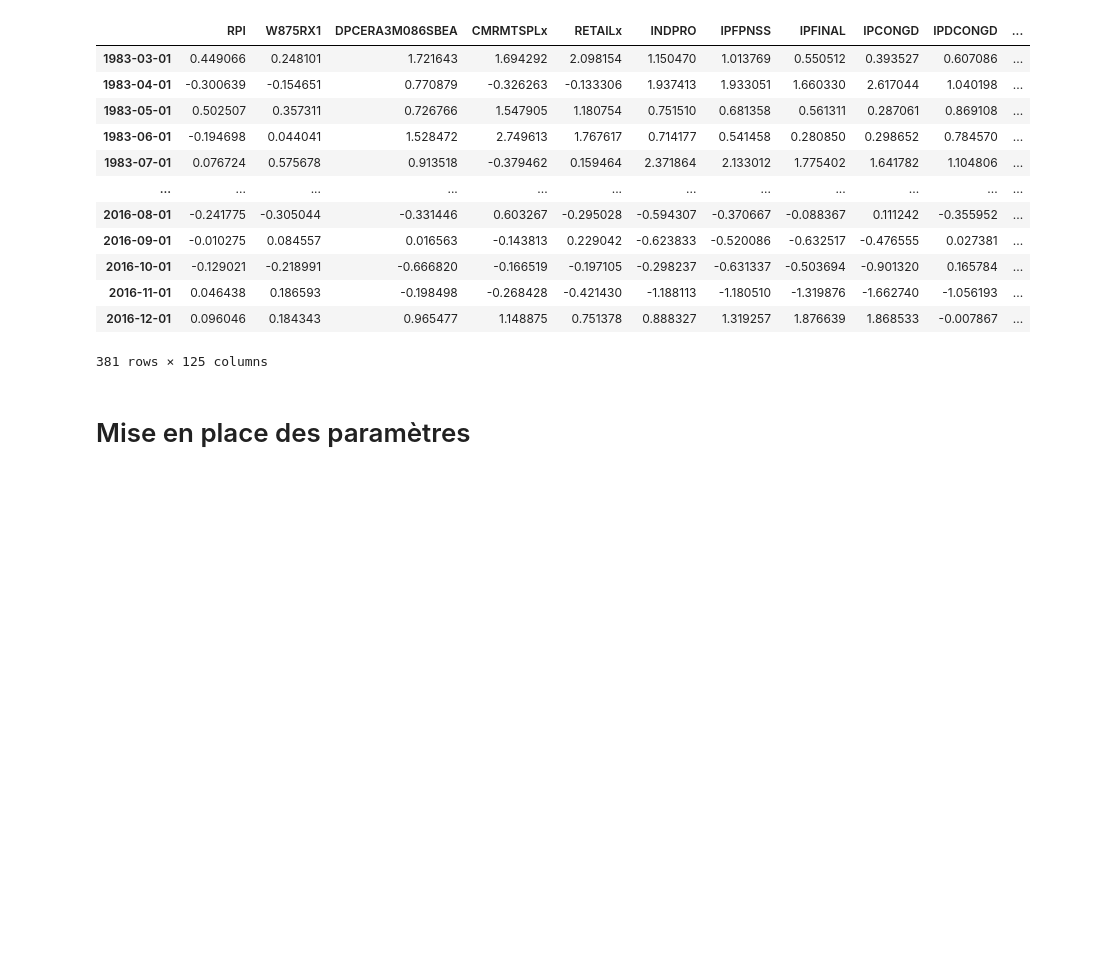
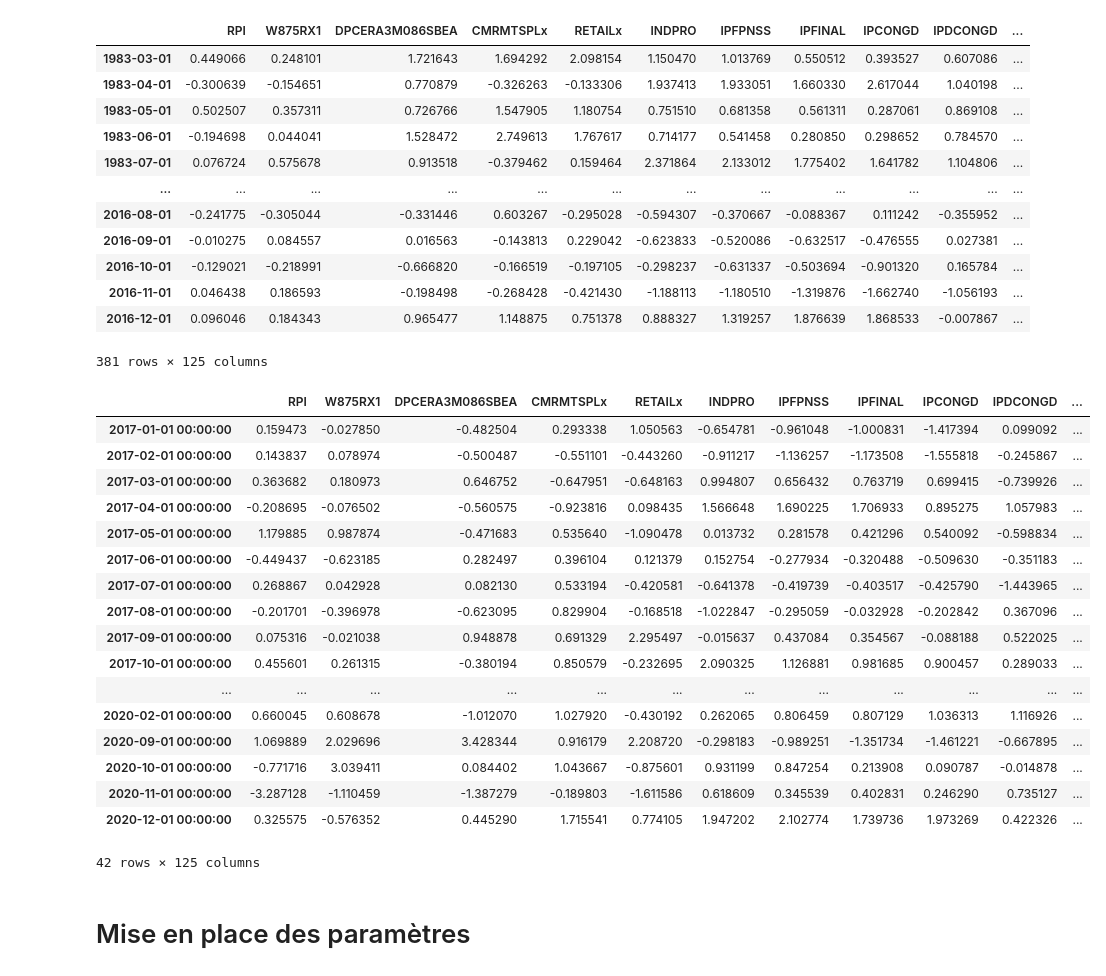
Before and after one commit to Jbdelrio/GestionQuant2DFM, a Jupyter notebook: main.ipynb, the cells around one changed output. Saved outputs shown, nothing was run; the diff lists cells and outputs as text; code cells hidden in the pictures; blank space fills up the shorter version.

```diff
--- a/main.ipynb
+++ b/main.ipynb
@@ -72,8 +75,10 @@ estimation_sample = mapping.loc[(mapping.index >= pd.to_datetime('1983-01-01'))
 # Sélection de la période de prévision
 forecast_sample = mapping.loc[mapping.index >= pd.to_datetime('2017-01-01')]
 # %%
-# Standardisation des données d'estimation
+# Standardisation des données d'estimation en échantillon
 estimation_sample_std = (estimation_sample - estimation_sample.mean(axis=0)) / estimation_sample.std(axis=0)
+# Standardisation des données d'estimation hors échantillon
+forecast_sample_std = (forecast_sample - forecast_sample.mean(axis=0)) / forecast_sample.std(axis=0)
 # %%
 estimation_sample_std
 # %% [output]
@@ -90,5 +95,26 @@ estimation_sample_std
 | 2016-11-01 | 0.046438 | 0.186593 | -0.198498 | -0.268428 | -0.421430 | -1.188113 | -1.180510 | -1.319876 | -1.662740 | -1.056193 | ... |
 | 2016-12-01 | 0.096046 | 0.184343 | 0.965477 | 1.148875 | 0.751378 | 0.888327 | 1.319257 | 1.876639 | 1.868533 | -0.007867 | ... |
 381 rows × 125 columns
+# %%
+forecast_sample_std
+# %% [output]
+|  | RPI | W875RX1 | DPCERA3M086SBEA | CMRMTSPLx | RETAILx | INDPRO | IPFPNSS | IPFINAL | IPCONGD | IPDCONGD | ... |
+| 2017-01-01 00:00:00 | 0.159473 | -0.027850 | -0.482504 | 0.293338 | 1.050563 | -0.654781 | -0.961048 | -1.000831 | -1.417394 | 0.099092 | ... |
+| 2017-02-01 00:00:00 | 0.143837 | 0.078974 | -0.500487 | -0.551101 | -0.443260 | -0.911217 | -1.136257 | -1.173508 | -1.555818 | -0.245867 | ... |
+| 2017-03-01 00:00:00 | 0.363682 | 0.180973 | 0.646752 | -0.647951 | -0.648163 | 0.994807 | 0.656432 | 0.763719 | 0.699415 | -0.739926 | ... |
+| 2017-04-01 00:00:00 | -0.208695 | -0.076502 | -0.560575 | -0.923816 | 0.098435 | 1.566648 | 1.690225 | 1.706933 | 0.895275 | 1.057983 | ... |
+| 2017-05-01 00:00:00 | 1.179885 | 0.987874 | -0.471683 | 0.535640 | -1.090478 | 0.013732 | 0.281578 | 0.421296 | 0.540092 | -0.598834 | ... |
+| 2017-06-01 00:00:00 | -0.449437 | -0.623185 | 0.282497 | 0.396104 | 0.121379 | 0.152754 | -0.277934 | -0.320488 | -0.509630 | -0.351183 | ... |
+| 2017-07-01 00:00:00 | 0.268867 | 0.042928 | 0.082130 | 0.533194 | -0.420581 | -0.641378 | -0.419739 | -0.403517 | -0.425790 | -1.443965 | ... |
+| 2017-08-01 00:00:00 | -0.201701 | -0.396978 | -0.623095 | 0.829904 | -0.168518 | -1.022847 | -0.295059 | -0.032928 | -0.202842 | 0.367096 | ... |
+| 2017-09-01 00:00:00 | 0.075316 | -0.021038 | 0.948878 | 0.691329 | 2.295497 | -0.015637 | 0.437084 | 0.354567 | -0.088188 | 0.522025 | ... |
+| 2017-10-01 00:00:00 | 0.455601 | 0.261315 | -0.380194 | 0.850579 | -0.232695 | 2.090325 | 1.126881 | 0.981685 | 0.900457 | 0.289033 | ... |
+| ... | ... | ... | ... | ... | ... | ... | ... | ... | ... | ... | ... |
+| 2020-02-01 00:00:00 | 0.660045 | 0.608678 | -1.012070 | 1.027920 | -0.430192 | 0.262065 | 0.806459 | 0.807129 | 1.036313 | 1.116926 | ... |
+| 2020-09-01 00:00:00 | 1.069889 | 2.029696 | 3.428344 | 0.916179 | 2.208720 | -0.298183 | -0.989251 | -1.351734 | -1.461221 | -0.667895 | ... |
+| 2020-10-01 00:00:00 | -0.771716 | 3.039411 | 0.084402 | 1.043667 | -0.875601 | 0.931199 | 0.847254 | 0.213908 | 0.090787 | -0.014878 | ... |
+| 2020-11-01 00:00:00 | -3.287128 | -1.110459 | -1.387279 | -0.189803 | -1.611586 | 0.618609 | 0.345539 | 0.402831 | 0.246290 | 0.735127 | ... |
+| 2020-12-01 00:00:00 | 0.325575 | -0.576352 | 0.445290 | 1.715541 | 0.774105 | 1.947202 | 2.102774 | 1.739736 | 1.973269 | 0.422326 | ... |
+42 rows × 125 columns
 # %% [markdown]
 # Mise en place des paramètres
```
Also changed, not shown: parts of 23 cells of this notebook.
